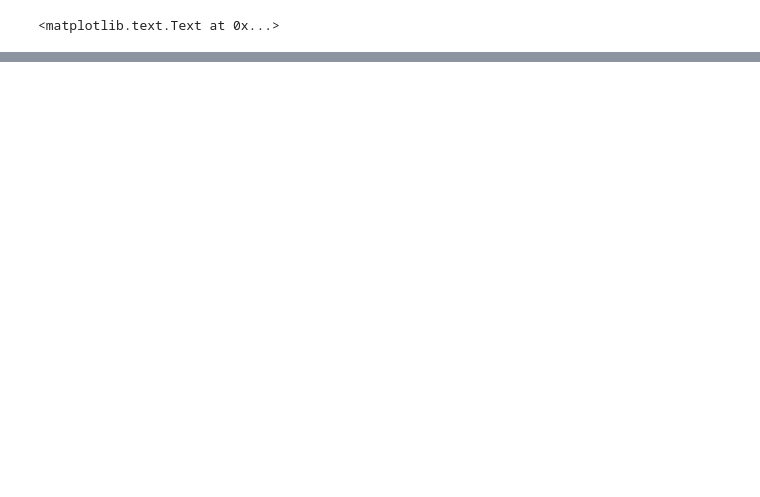
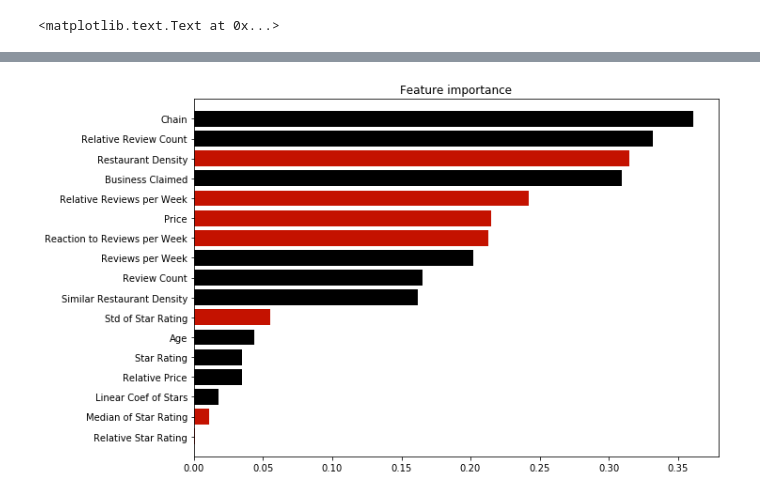
Before and after one commit to alifier/Restaurant_success_model, a Jupyter notebook: Restaurants_yelp_ML_final.ipynb, the cells around one changed output, grey strips where cells are left out. Cells and saved outputs as stored; diff of their text form; code cells hidden in the pictures; blank space fills up the shorter version.

```diff
--- a/Restaurants_yelp_ML_final.ipynb
+++ b/Restaurants_yelp_ML_final.ipynb
@@ -460,0 +496,5 @@ plt.xlabel('Restaurant Density within 1 mile Radius')
+# %%
+# We need to save y values as trained too even though they are not scaled to avoid confusion with previous split
+X_train_scaled, X_test_scaled, y_train_scaled, y_test_scaled = train_test_split(df_ml_features_scaled, \
+                                                    df_ml_target, test_size = 0.2, random_state = 10,\
+                                                    stratify = df_ml_target)
@@ -460,0 +742,14 @@ plt.xlabel('Restaurant Density within 1 mile Radius')
+# %%
+abs(np.std(X_test_scaled,axis=0)*clf_optimized.coef_)
+# Importances with signs
+importances_scaled_sign = np.std(X_test_scaled,axis=0)*clf_optimized.coef_[0]
+# Absolute value of importances
+importances_scaled = abs(np.std(X_test_scaled,axis=0)*clf_optimized.coef_[0])
+
+indices_scaled = np.argsort(importances_scaled)[::-1]
+# Print the feature ranking
+print("Feature ranking:")
+
+for f in range(X_train_scaled.shape[1]):
+    print("%d. feature: %s (%f)" % (f + 1, df_ml_features.iloc[:,indices_scaled[f]].name,\
+                                    importances_scaled_sign[indices_scaled[f]]))
@@ -460,0 +775,19 @@ plt.xlabel('Restaurant Density within 1 mile Radius')
+# %%
+# Plot feature importance for logistic regression
+%matplotlib inline
+plt.figure(figsize=(10,7))
+plt.title("Feature importance")
+# Color list, black for open, red for closed
+color_list = ["#c41200" if i>0 else "k" for i in importances_scaled_sign]
+open_labels = ["Closed" if i>0 else "Open" for i in importances_scaled_sign]
+
+plt.barh(range(X_train_scaled.shape[1]), importances_scaled[indices_scaled][::-1],
+       color=np.array(color_list)[indices_scaled][::-1],\
+         align="center", label = np.array(open_labels)[indices_scaled][::-1])
+#plt.yticks(range(X_test.shape[1]), df_ml_features.iloc[:,indices].columns)
+plt.yticks(range(X_train_scaled.shape[1]), [labels[i] for i in indices_scaled[::-1]])
+plt.ylim([-1, X_train_scaled.shape[1]])
+
+plt.savefig('Feature_importance.png')
+# %% [output]
+[figure, added]
```
Also changed, not shown: parts of 31 cells of this notebook.
